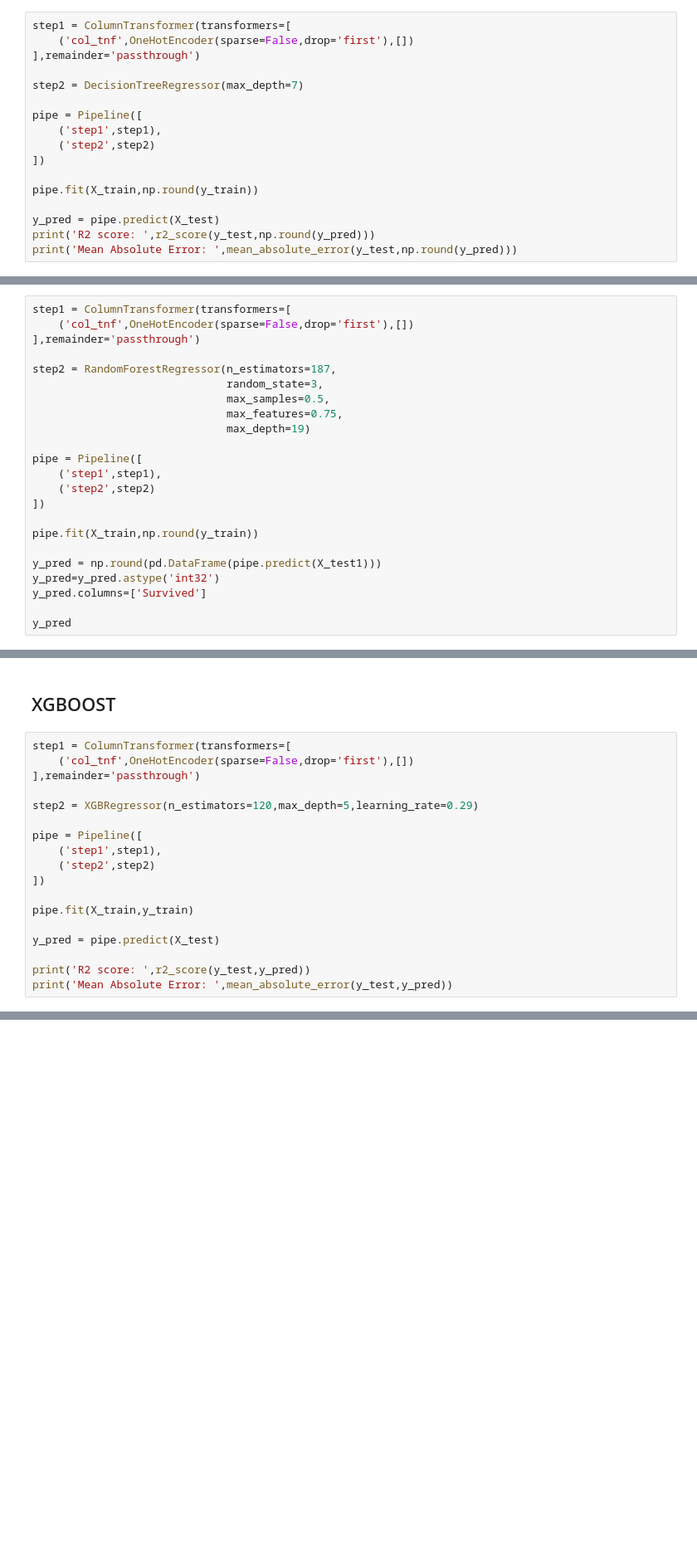
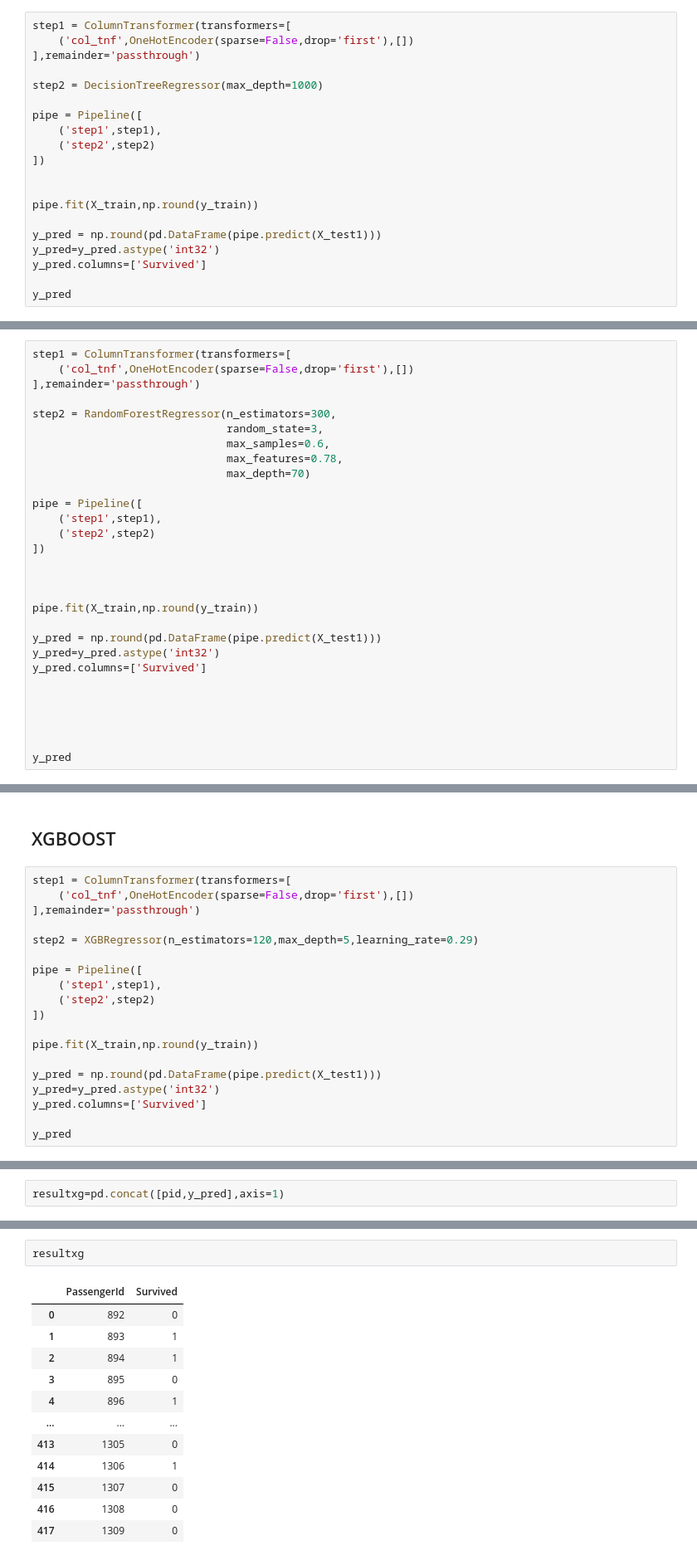
Before and after one commit to RishitParija/ML, a Jupyter notebook: TITANIC_SURVIVAL_PREDICTION.ipynb, the cells around one changed output, grey strips where cells are left out. Shown at 83% size. Drawn from its saved outputs; the diff is of its cells as text; blank space fills up the shorter version.

```diff
--- a/TITANIC_SURVIVAL_PREDICTION.ipynb
+++ b/TITANIC_SURVIVAL_PREDICTION.ipynb
@@ -509,16 +511,19 @@ step1 = ColumnTransformer(transformers=[
     ('col_tnf',OneHotEncoder(sparse=False,drop='first'),[])
 ],remainder='passthrough')
 
-step2 = DecisionTreeRegressor(max_depth=7)
+step2 = DecisionTreeRegressor(max_depth=1000)
 
 pipe = Pipeline([
     ('step1',step1),
     ('step2',step2)
 ])
 
+
 pipe.fit(X_train,np.round(y_train))
 
-y_pred = pipe.predict(X_test)
-print('R2 score: ',r2_score(y_test,np.round(y_pred)))
-print('Mean Absolute Error: ',mean_absolute_error(y_test,np.round(y_pred)))
+y_pred = np.round(pd.DataFrame(pipe.predict(X_test1)))
+y_pred=y_pred.astype('int32')
+y_pred.columns=['Survived']
+
+y_pred
 # %% [output]
@@ -547,16 +567,18 @@ step1 = ColumnTransformer(transformers=[
     ('col_tnf',OneHotEncoder(sparse=False,drop='first'),[])
 ],remainder='passthrough')
 
-step2 = RandomForestRegressor(n_estimators=187,
+step2 = RandomForestRegressor(n_estimators=300,
                               random_state=3,
-                              max_samples=0.5,
-                              max_features=0.75,
-                              max_depth=19)
+                              max_samples=0.6,
+                              max_features=0.78,
+                              max_depth=70)
 
 pipe = Pipeline([
     ('step1',step1),
     ('step2',step2)
 ])
+
+
 
 pipe.fit(X_train,np.round(y_train))
 
@@ -564,6 +586,10 @@ y_pred = np.round(pd.DataFrame(pipe.predict(X_test1)))
 y_pred=y_pred.astype('int32')
 y_pred.columns=['Survived']
 
+
+
+
+
 y_pred
 # %% [output]
 |  | Survived |
@@ -661,10 +701,11 @@ pipe = Pipeline([
     ('step2',step2)
 ])
 
-pipe.fit(X_train,y_train)
+pipe.fit(X_train,np.round(y_train))
 
-y_pred = pipe.predict(X_test)
+y_pred = np.round(pd.DataFrame(pipe.predict(X_test1)))
+y_pred=y_pred.astype('int32')
+y_pred.columns=['Survived']
 
-print('R2 score: ',r2_score(y_test,y_pred))
-print('Mean Absolute Error: ',mean_absolute_error(y_test,y_pred))
+y_pred
 # %% [output]
@@ -672,0 +725,2 @@ Mean Absolute Error:  0.2673437572049616
+# %%
+resultxg=pd.concat([pid,y_pred],axis=1)
@@ -672,0 +729,15 @@ Mean Absolute Error:  0.2673437572049616
+# %%
+resultxg
+# %% [output]
+|  | PassengerId | Survived |
+| 0 | 892 | 0 |
+| 1 | 893 | 1 |
+| 2 | 894 | 1 |
+| 3 | 895 | 0 |
+| 4 | 896 | 1 |
+| ... | ... | ... |
+| 413 | 1305 | 0 |
+| 414 | 1306 | 1 |
+| 415 | 1307 | 0 |
+| 416 | 1308 | 0 |
+| 417 | 1309 | 0 |
```
Also changed, not shown: parts of 12 cells of this notebook.
